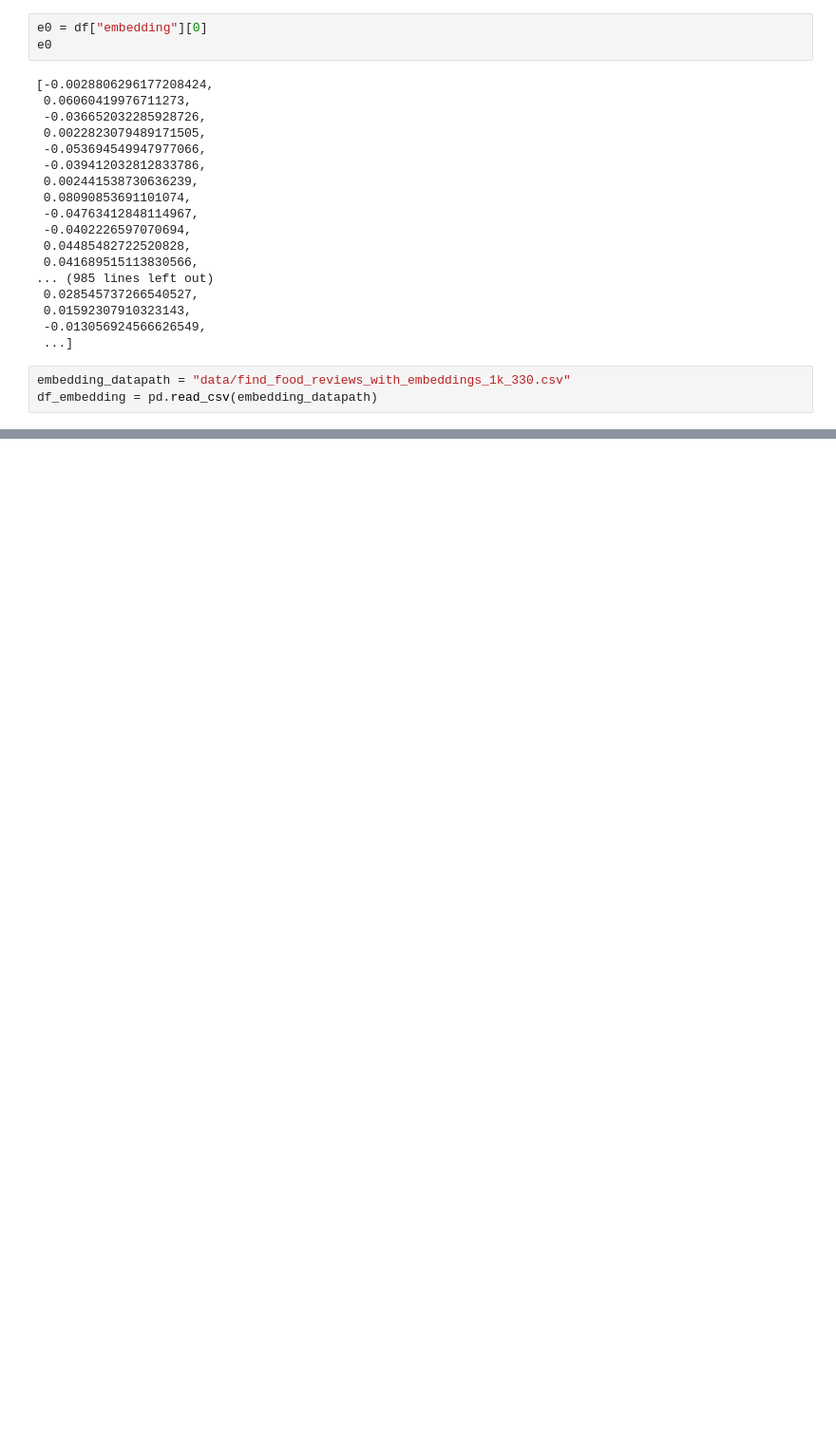
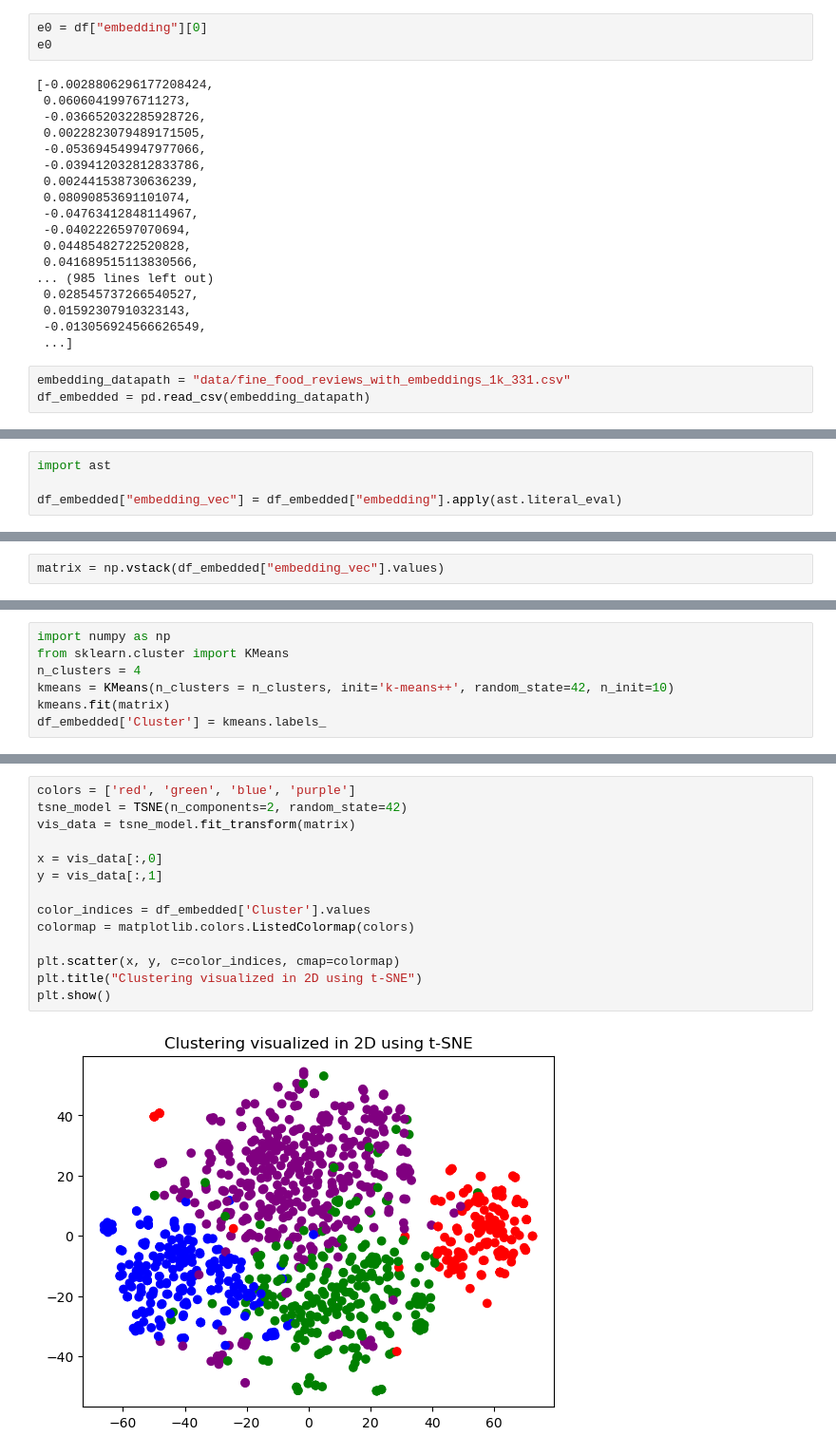
Before and after one commit to wenhao/ai-quickstart, a Jupyter notebook: embedding.ipynb, the cells around one changed output, grey strips where cells are left out. Shown at 95% size. Saved outputs shown, nothing was run; the diff lists cells and outputs as text; blank space fills up the shorter version.

```diff
--- a/embedding.ipynb
+++ b/embedding.ipynb
@@ -84,5 +102,5 @@ e0
  -0.013056924566626549,
  ...]
 # %%
-embedding_datapath = "data/find_food_reviews_with_embeddings_1k_330.csv"
-df_embedding = pd.read_csv(embedding_datapath)
+embedding_datapath = "data/fine_food_reviews_with_embeddings_1k_331.csv"
+df_embedded = pd.read_csv(embedding_datapath)
@@ -88,0 +134,4 @@ df_embedding = pd.read_csv(embedding_datapath)
+# %%
+import ast
+
+df_embedded["embedding_vec"] = df_embedded["embedding"].apply(ast.literal_eval)
@@ -88,0 +160,2 @@ df_embedding = pd.read_csv(embedding_datapath)
+# %%
+matrix = np.vstack(df_embedded["embedding_vec"].values)
@@ -88,0 +180,7 @@ df_embedding = pd.read_csv(embedding_datapath)
+# %%
+import numpy as np
+from sklearn.cluster import KMeans
+n_clusters = 4
+kmeans = KMeans(n_clusters = n_clusters, init='k-means++', random_state=42, n_init=10)
+kmeans.fit(matrix)
+df_embedded['Cluster'] = kmeans.labels_
@@ -88,0 +208,16 @@ df_embedding = pd.read_csv(embedding_datapath)
+# %%
+colors = ['red', 'green', 'blue', 'purple']
+tsne_model = TSNE(n_components=2, random_state=42)
+vis_data = tsne_model.fit_transform(matrix)
+
+x = vis_data[:,0]
+y = vis_data[:,1]
+
+color_indices = df_embedded['Cluster'].values
+colormap = matplotlib.colors.ListedColormap(colors)
+
+plt.scatter(x, y, c=color_indices, cmap=colormap)
+plt.title("Clustering visualized in 2D using t-SNE")
+plt.show()
+# %% [output]
+[figure, added]
```
Also changed, not shown: parts of 25 cells of this notebook, 2 other files.
